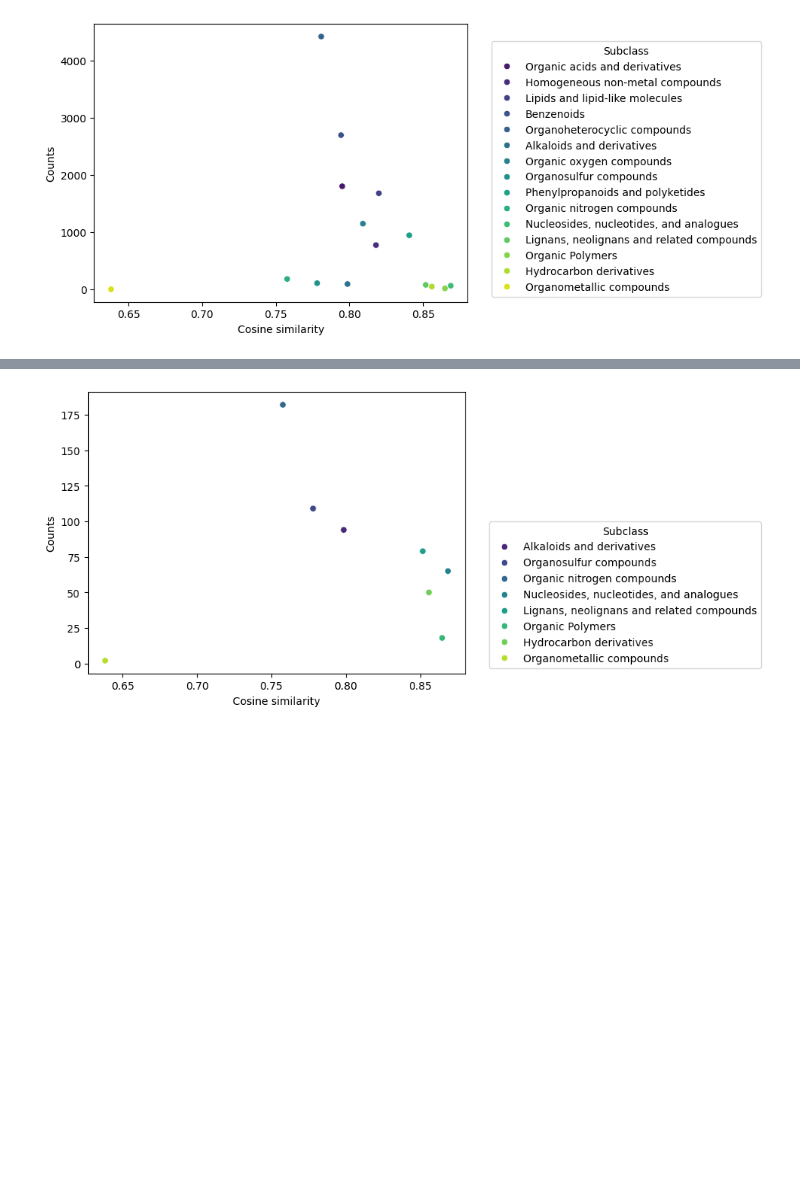
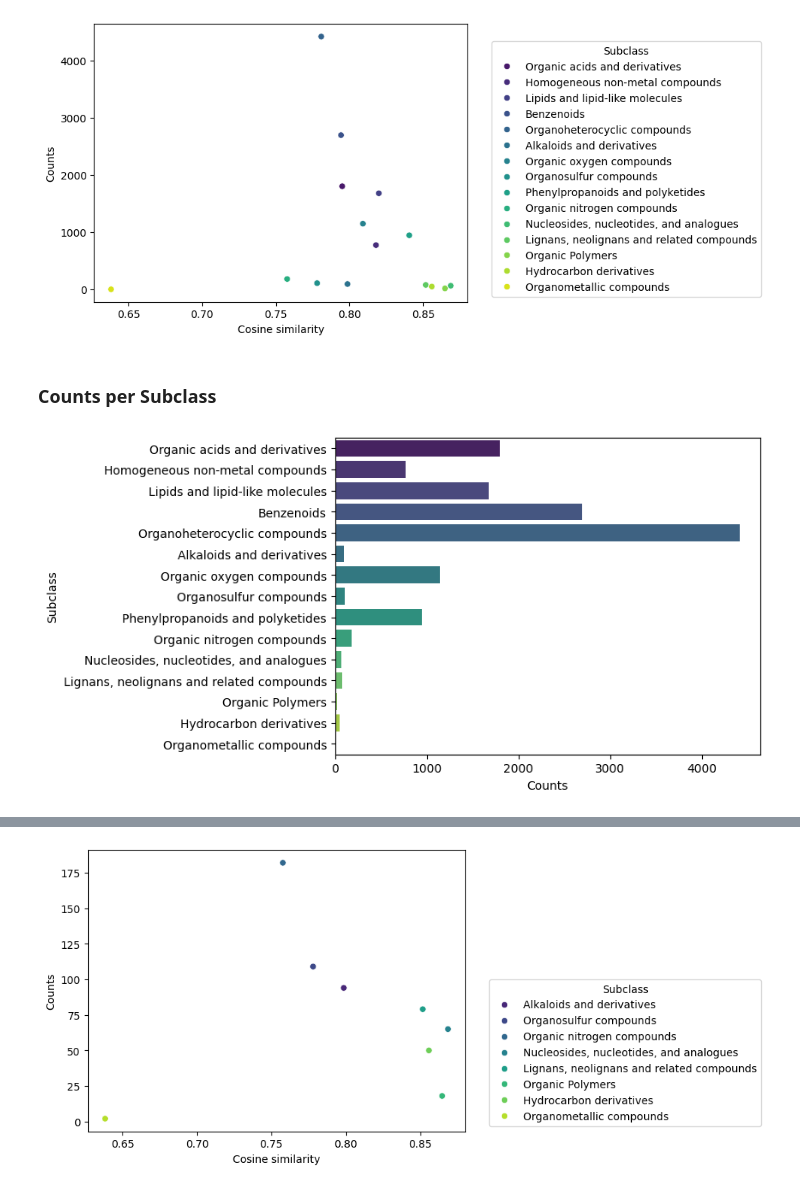
Before and after one commit to GorkSS/MassSpecGym, a Jupyter notebook: nb_plotting.ipynb, the cells around one changed output, grey strips where cells are left out. Cells and saved outputs as stored; diff of their text form; code cells hidden in the pictures; blank space fills up the shorter version.

Commit message:
:sparkles: Added Subclass count bar plots

```diff
--- a/nb_plotting.ipynb
+++ b/nb_plotting.ipynb
@@ -175,3 +175,18 @@ for name in list(chemical_levels.keys())[:2]:
 # %% [output]
 [figure]
 [figure]
+# %% [markdown]
+### Counts per Subclass
+# %%
+name = "subclass"
+
+aux_df = pd.DataFrame()
+aux_df[name] = data_df[name].dropna().unique()
+aux_df = aux_df.join(data_df[name].value_counts(), on=name)
+
+p = sns.barplot(data=aux_df, x="count", y=name, hue=name, palette='viridis', legend=False)
+plt.xlabel('Counts')
+plt.ylabel(name.capitalize())
+plt.show()
+# %% [output]
+[figure, added]
```
Also changed, not shown: parts of 4 cells of this notebook.
